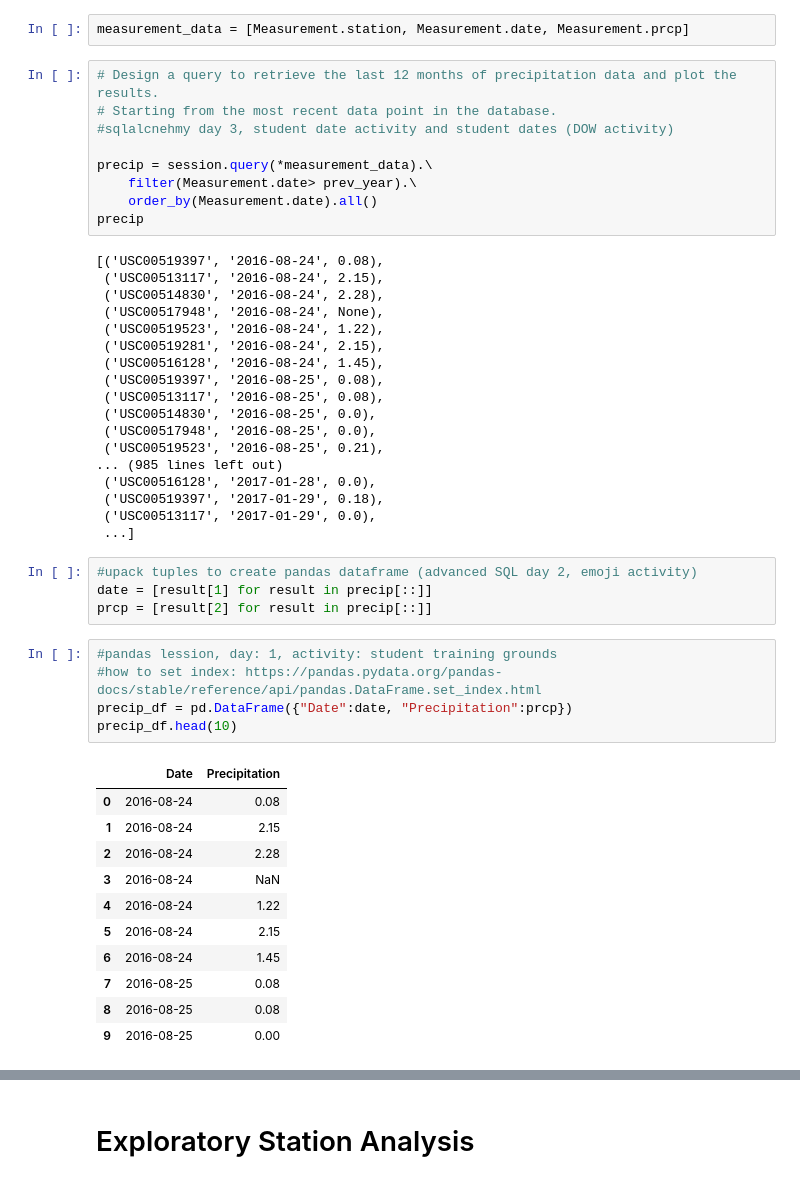
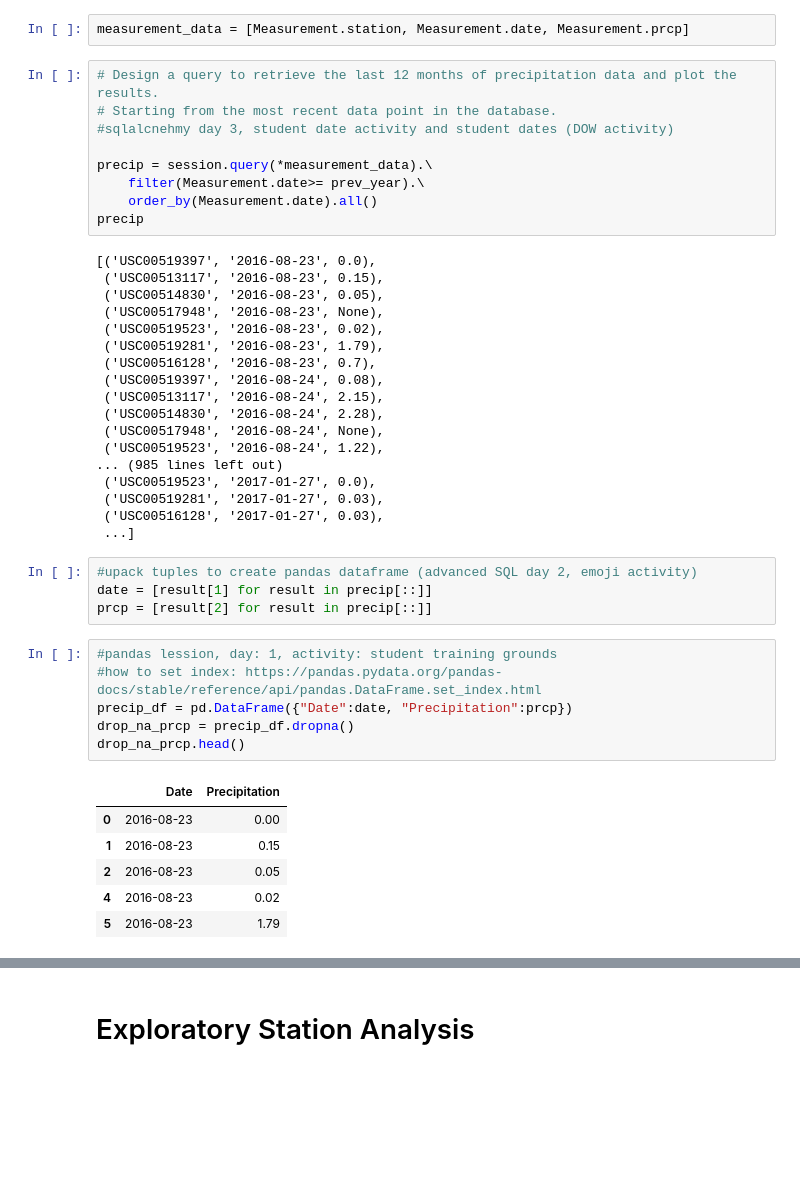
Before and after one commit to HilaryKoerner/sqlalchemy_challenge, a Jupyter notebook: final_climate.ipynb, the cells around one changed output, grey strips where cells are left out. Cells and saved outputs as stored; diff of their text form; blank space fills up the shorter version.

```diff
--- a/final_climate.ipynb
+++ b/final_climate.ipynb
@@ -77,26 +77,26 @@ measurement_data = [Measurement.station, Measurement.date, Measurement.prcp]
 #sqlalcnehmy day 3, student date activity and student dates (DOW activity)
 
 precip = session.query(*measurement_data).\
-    filter(Measurement.date> prev_year).\
+    filter(Measurement.date>= prev_year).\
     order_by(Measurement.date).all()
 precip
 # %% [output]
-[('USC00519397', '2016-08-24', 0.08),
+[('USC00519397', '2016-08-23', 0.0),
+ ('USC00513117', '2016-08-23', 0.15),
+ ('USC00514830', '2016-08-23', 0.05),
+ ('USC00517948', '2016-08-23', None),
+ ('USC00519523', '2016-08-23', 0.02),
+ ('USC00519281', '2016-08-23', 1.79),
+ ('USC00516128', '2016-08-23', 0.7),
+ ('USC00519397', '2016-08-24', 0.08),
  ('USC00513117', '2016-08-24', 2.15),
  ('USC00514830', '2016-08-24', 2.28),
  ('USC00517948', '2016-08-24', None),
  ('USC00519523', '2016-08-24', 1.22),
- ('USC00519281', '2016-08-24', 2.15),
- ('USC00516128', '2016-08-24', 1.45),
- ('USC00519397', '2016-08-25', 0.08),
- ('USC00513117', '2016-08-25', 0.08),
- ('USC00514830', '2016-08-25', 0.0),
- ('USC00517948', '2016-08-25', 0.0),
- ('USC00519523', '2016-08-25', 0.21),
 ... (985 lines left out)
- ('USC00516128', '2017-01-28', 0.0),
- ('USC00519397', '2017-01-29', 0.18),
- ('USC00513117', '2017-01-29', 0.0),
+ ('USC00519523', '2017-01-27', 0.0),
+ ('USC00519281', '2017-01-27', 0.03),
+ ('USC00516128', '2017-01-27', 0.03),
  ...]
 # %%
 #upack tuples to create pandas dataframe (advanced SQL day 2, emoji activity)
@@ -105,18 +105,14 @@ prcp = [result[2] for result in precip[::]]
 # %%
 #pandas lession, day: 1, activity: student training grounds
 #how to set index: https://pandas.pydata.org/pandas-docs/stable/reference/api/pandas.DataFrame.set_index.html
 precip_df = pd.DataFrame({"Date":date, "Precipitation":prcp})
-precip_df.head(10)
+drop_na_prcp = precip_df.dropna()
+drop_na_prcp.head()
 # %% [output]
 |  | Date | Precipitation |
-| 0 | 2016-08-24 | 0.08 |
-| 1 | 2016-08-24 | 2.15 |
-| 2 | 2016-08-24 | 2.28 |
-| 3 | 2016-08-24 | NaN |
-| 4 | 2016-08-24 | 1.22 |
-| 5 | 2016-08-24 | 2.15 |
-| 6 | 2016-08-24 | 1.45 |
-| 7 | 2016-08-25 | 0.08 |
-| 8 | 2016-08-25 | 0.08 |
-| 9 | 2016-08-25 | 0.00 |
+| 0 | 2016-08-23 | 0.00 |
+| 1 | 2016-08-23 | 0.15 |
+| 2 | 2016-08-23 | 0.05 |
+| 4 | 2016-08-23 | 0.02 |
+| 5 | 2016-08-23 | 1.79 |
 # %%
```
Also changed, not shown: parts of 5 cells of this notebook.
